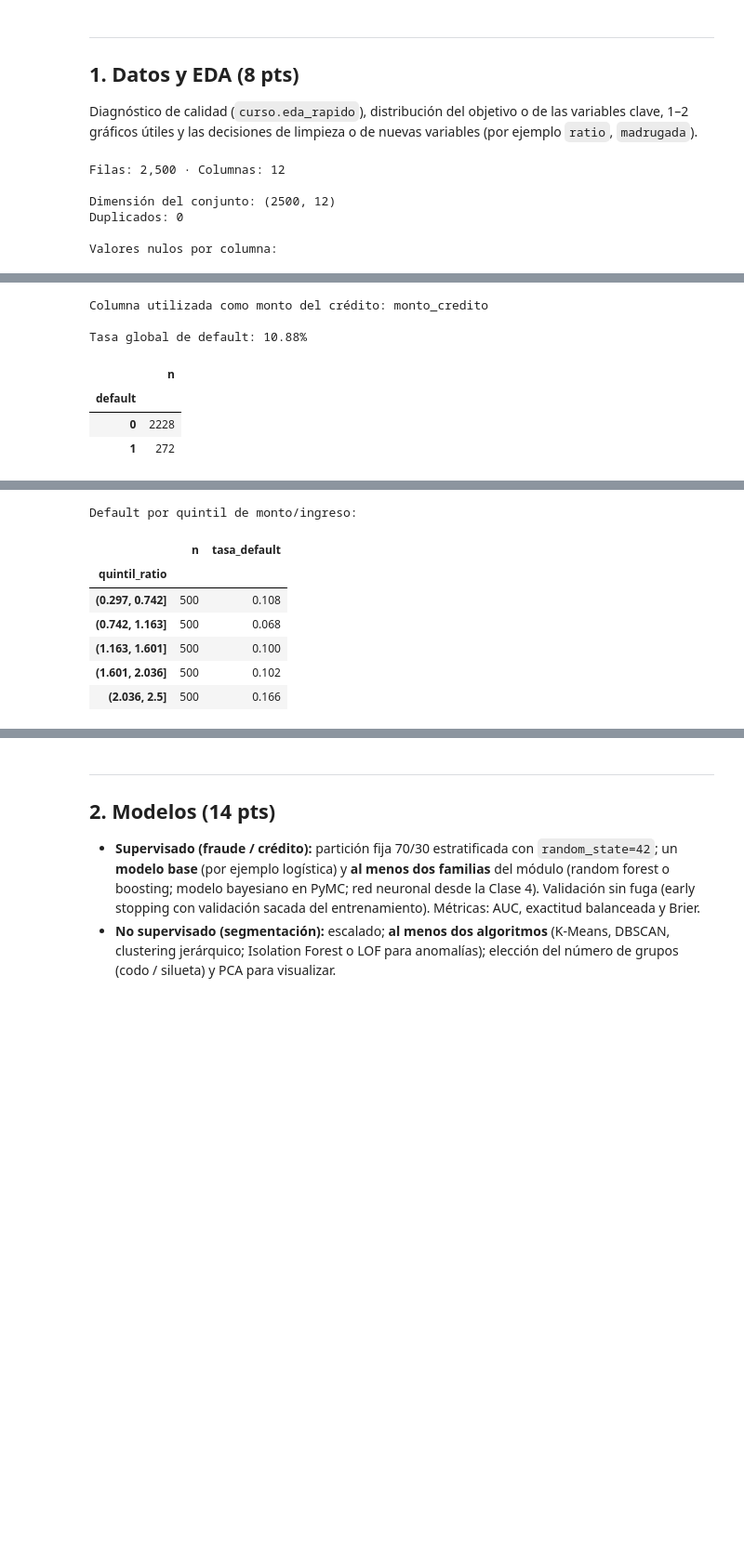
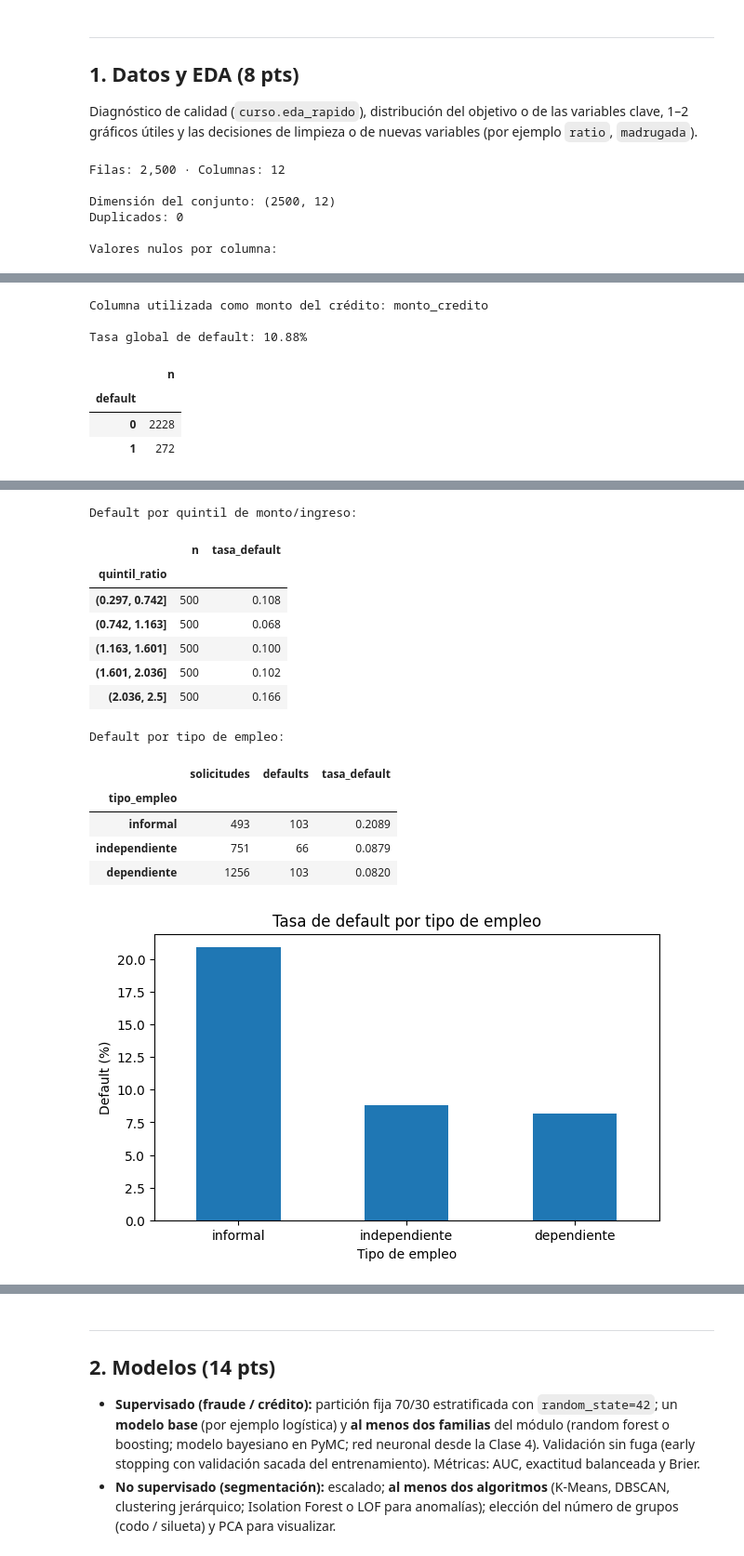
Before and after one commit to JFObandoC/diplomado_m6_obando_juan, a Jupyter notebook: proyecto/proyecto.ipynb, the cells around one changed output, grey strips where cells are left out. Shown at 93% size. Cells and saved outputs as stored; diff of their text form; code cells hidden in the pictures; blank space fills up the shorter version.

```diff
--- a/proyecto/proyecto.ipynb
+++ b/proyecto/proyecto.ipynb
@@ -71,9 +71,6 @@ Diagnóstico de calidad (`curso.eda_rapido`), distribución del objetivo o de la
 # ✏️ EDA
 
 from IPython.display import display, Markdown, HTML
-import numpy as np
-import pandas as pd
-import matplotlib.pyplot as plt
 
 df = df.copy()
 
@@ -93,6 +90,7 @@ candidatos_monto = [
     'monto_credito', 'monto_solicitado', 'monto', 'credito',
     'valor_credito', 'monto_prestamo', 'prestamo'
 ]
+
 MONTO_COL = next((c for c in candidatos_monto if c in df.columns), None)
 
 if MONTO_COL is None:
@@ -117,12 +115,11 @@ candidatos_ingreso = [
     'ingreso', 'ingreso_mensual', 'salario', 'ingresos',
     'ingreso_neto', 'renta'
 ]
+
 INGRESO_COL = next((c for c in candidatos_ingreso if c in df.columns), None)
 
 if INGRESO_COL is not None and 'ratio_monto_ingreso' not in df.columns:
-    df['ratio_monto_ingreso'] = (
-        df[MONTO_COL] / df[INGRESO_COL].replace(0, np.nan)
-    )
+    df['ratio_monto_ingreso'] = df[MONTO_COL] / df[INGRESO_COL].replace(0, np.nan)
 
 # Reemplazo de infinitos que podrían aparecer al construir razones.
 df.replace([np.inf, -np.inf], np.nan, inplace=True)
@@ -145,26 +142,44 @@ plt.figure(figsize=(7, 4))
 for clase, etiqueta in [(0, 'Buen pagador'), (1, 'Default')]:
     valores = df.loc[df[TARGET] == clase, MONTO_COL].dropna()
     plt.hist(valores, bins=25, alpha=0.55, label=etiqueta)
+
 plt.title('Distribución del monto solicitado por clase')
 plt.xlabel('Monto del crédito')
 plt.ylabel('Frecuencia')
 plt.legend()
 plt.show()
 
-# Tercer análisis, si existe ingreso: tasa de default por quintil de ratio.
+# Tercer análisis: tasa de default por quintil de monto/ingreso.
 if 'ratio_monto_ingreso' in df.columns:
     tmp = df[['ratio_monto_ingreso', TARGET]].dropna().copy()
-    tmp['quintil_ratio'] = pd.qcut(
-        tmp['ratio_monto_ingreso'],
-        q=5,
-        duplicates='drop'
-    )
+    tmp['quintil_ratio'] = pd.qcut(tmp['ratio_monto_ingreso'], q=5, duplicates='drop')
+
     tabla_ratio = tmp.groupby('quintil_ratio', observed=False)[TARGET].agg(
         n='size',
         tasa_default='mean'
     )
+
     print('\nDefault por quintil de monto/ingreso:')
     display(tabla_ratio.round(4))
+
+# Análisis de la variable categórica tipo_empleo.
+if 'tipo_empleo' in df.columns:
+    tabla_empleo = df.groupby('tipo_empleo', observed=False)[TARGET].agg(
+        solicitudes='size',
+        defaults='sum',
+        tasa_default='mean'
+    ).sort_values('tasa_default', ascending=False)
+
+    print('\nDefault por tipo de empleo:')
+    display(tabla_empleo.round(4))
+
+    plt.figure(figsize=(7, 4))
+    (tabla_empleo['tasa_default'] * 100).plot(kind='bar')
+    plt.title('Tasa de default por tipo de empleo')
+    plt.xlabel('Tipo de empleo')
+    plt.ylabel('Default (%)')
+    plt.xticks(rotation=0)
+    plt.show()
 # %% [output]
 Filas: 2,500 · Columnas: 12
 
@@ -175,33 +190,40 @@ Valores nulos por columna:
 |  | nulos |
 | solicitud_id | 0 |
 | edad | 0 |
 | tipo_empleo | 0 |
 | ingreso_mensual | 0 |
 | antiguedad_meses | 0 |
 | transacciones_mes | 0 |
 | monto_credito | 0 |
 | plazo_meses | 0 |
 | cuota | 0 |
 | ratio_cuota | 0 |
 | mora_previa | 0 |
 | default | 0 |
 Columna utilizada como monto del crédito: monto_credito
 
 Tasa global de default: 10.88%
 |  | n |
 | default |  |
 | 0 | 2228 |
 | 1 | 272 |
 [figure]
 [figure]
 Default por quintil de monto/ingreso:
 |  | n | tasa_default |
 | quintil_ratio |  |  |
 | (0.297, 0.742] | 500 | 0.108 |
 | (0.742, 1.163] | 500 | 0.068 |
 | (1.163, 1.601] | 500 | 0.100 |
 | (1.601, 2.036] | 500 | 0.102 |
 | (2.036, 2.5] | 500 | 0.166 |
+Default por tipo de empleo:
+|  | solicitudes | defaults | tasa_default |
+| tipo_empleo |  |  |  |
+| informal | 493 | 103 | 0.2089 |
+| independiente | 751 | 66 | 0.0879 |
+| dependiente | 1256 | 103 | 0.0820 |
+[figure, added]
 # %% [markdown]
 **✍️ Hallazgos del EDA:** _(3–5 líneas)_
 
```
Also changed, not shown: parts of 11 cells of this notebook.
